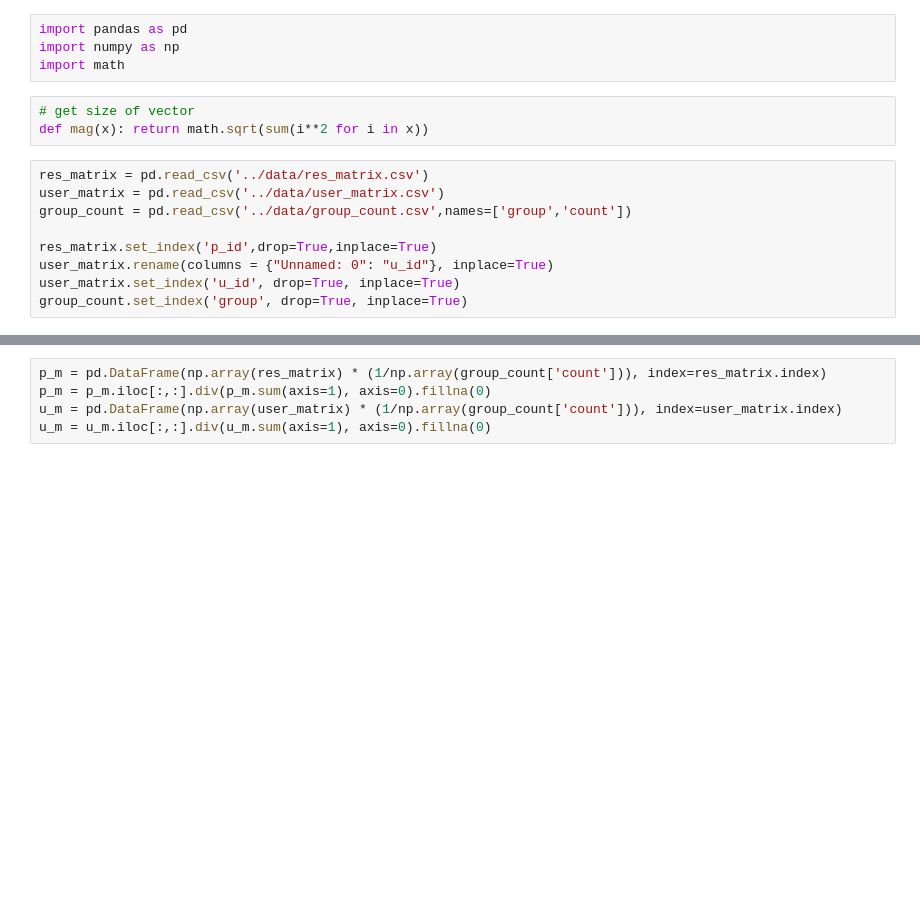
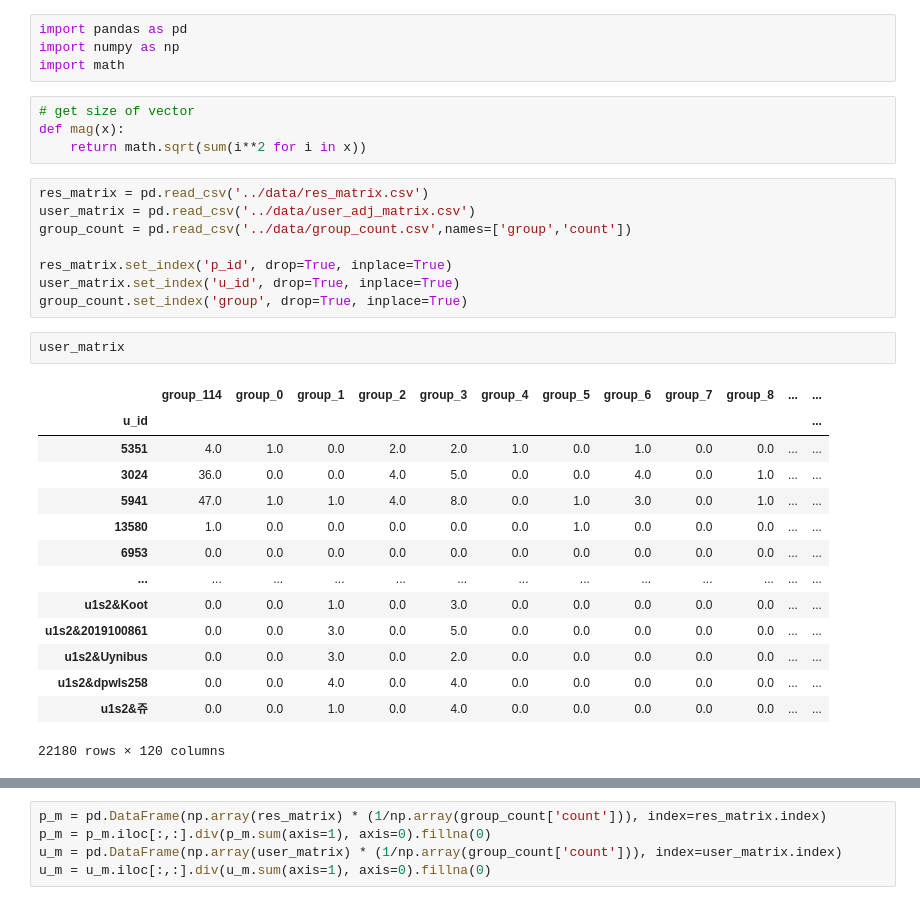
Before and after one commit to DAC-KHUPID/seoul-date-course-recommendation, a Jupyter notebook: source/Eat/code/6. Eat_CBF.ipynb, the cells around one changed output, grey strips where cells are left out. Drawn from its saved outputs; the diff is of its cells as text; blank space fills up the shorter version.

```diff
--- a/source/Eat/code/6. Eat_CBF.ipynb
+++ b/source/Eat/code/6. Eat_CBF.ipynb
@@ -4,14 +4,31 @@ import numpy as np
 import math
 # %%
 # get size of vector
-def mag(x): return math.sqrt(sum(i**2 for i in x))
+def mag(x):
+    return math.sqrt(sum(i**2 for i in x))
 # %%
 res_matrix = pd.read_csv('../data/res_matrix.csv')
-user_matrix = pd.read_csv('../data/user_matrix.csv')
+user_matrix = pd.read_csv('../data/user_adj_matrix.csv')
 group_count = pd.read_csv('../data/group_count.csv',names=['group','count'])
 
-res_matrix.set_index('p_id',drop=True,inplace=True)
-user_matrix.rename(columns = {"Unnamed: 0": "u_id"}, inplace=True)
+res_matrix.set_index('p_id', drop=True, inplace=True)
 user_matrix.set_index('u_id', drop=True, inplace=True)
 group_count.set_index('group', drop=True, inplace=True)
+# %%
+user_matrix
+# %% [output]
+|  | group_114 | group_0 | group_1 | group_2 | group_3 | group_4 | group_5 | group_6 | group_7 | group_8 | ... | ... |
+| u_id |  |  |  |  |  |  |  |  |  |  |  | ... |
+| 5351 | 4.0 | 1.0 | 0.0 | 2.0 | 2.0 | 1.0 | 0.0 | 1.0 | 0.0 | 0.0 | ... | ... |
+| 3024 | 36.0 | 0.0 | 0.0 | 4.0 | 5.0 | 0.0 | 0.0 | 4.0 | 0.0 | 1.0 | ... | ... |
+| 5941 | 47.0 | 1.0 | 1.0 | 4.0 | 8.0 | 0.0 | 1.0 | 3.0 | 0.0 | 1.0 | ... | ... |
+| 13580 | 1.0 | 0.0 | 0.0 | 0.0 | 0.0 | 0.0 | 1.0 | 0.0 | 0.0 | 0.0 | ... | ... |
+| 6953 | 0.0 | 0.0 | 0.0 | 0.0 | 0.0 | 0.0 | 0.0 | 0.0 | 0.0 | 0.0 | ... | ... |
+| ... | ... | ... | ... | ... | ... | ... | ... | ... | ... | ... | ... | ... |
+| u1s2&Koot | 0.0 | 0.0 | 1.0 | 0.0 | 3.0 | 0.0 | 0.0 | 0.0 | 0.0 | 0.0 | ... | ... |
+| u1s2&2019100861 | 0.0 | 0.0 | 3.0 | 0.0 | 5.0 | 0.0 | 0.0 | 0.0 | 0.0 | 0.0 | ... | ... |
+| u1s2&Uynibus | 0.0 | 0.0 | 3.0 | 0.0 | 2.0 | 0.0 | 0.0 | 0.0 | 0.0 | 0.0 | ... | ... |
+| u1s2&dpwls258 | 0.0 | 0.0 | 4.0 | 0.0 | 4.0 | 0.0 | 0.0 | 0.0 | 0.0 | 0.0 | ... | ... |
+| u1s2&쥬 | 0.0 | 0.0 | 1.0 | 0.0 | 4.0 | 0.0 | 0.0 | 0.0 | 0.0 | 0.0 | ... | ... |
+22180 rows × 120 columns
 # %%
```
Also changed, not shown: parts of 12 cells of this notebook.
